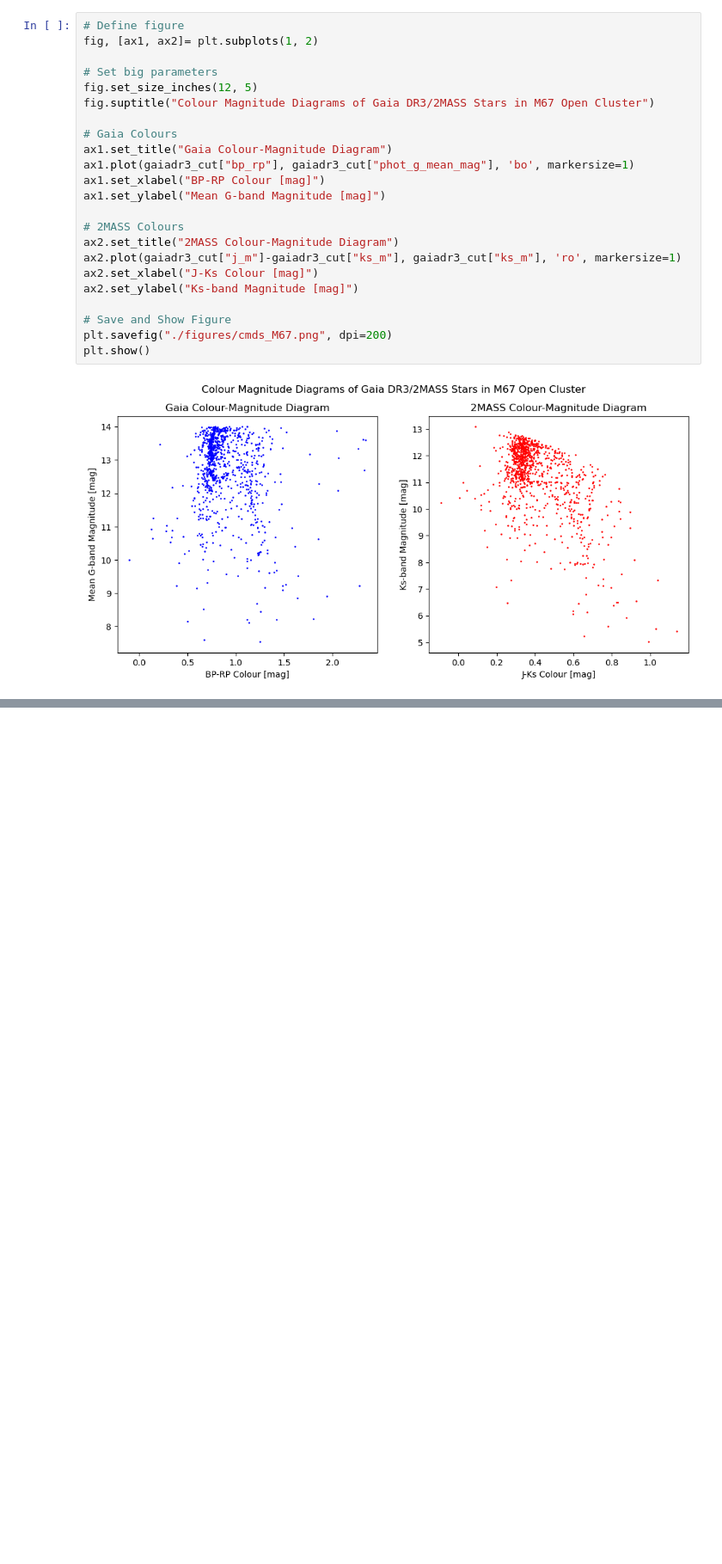
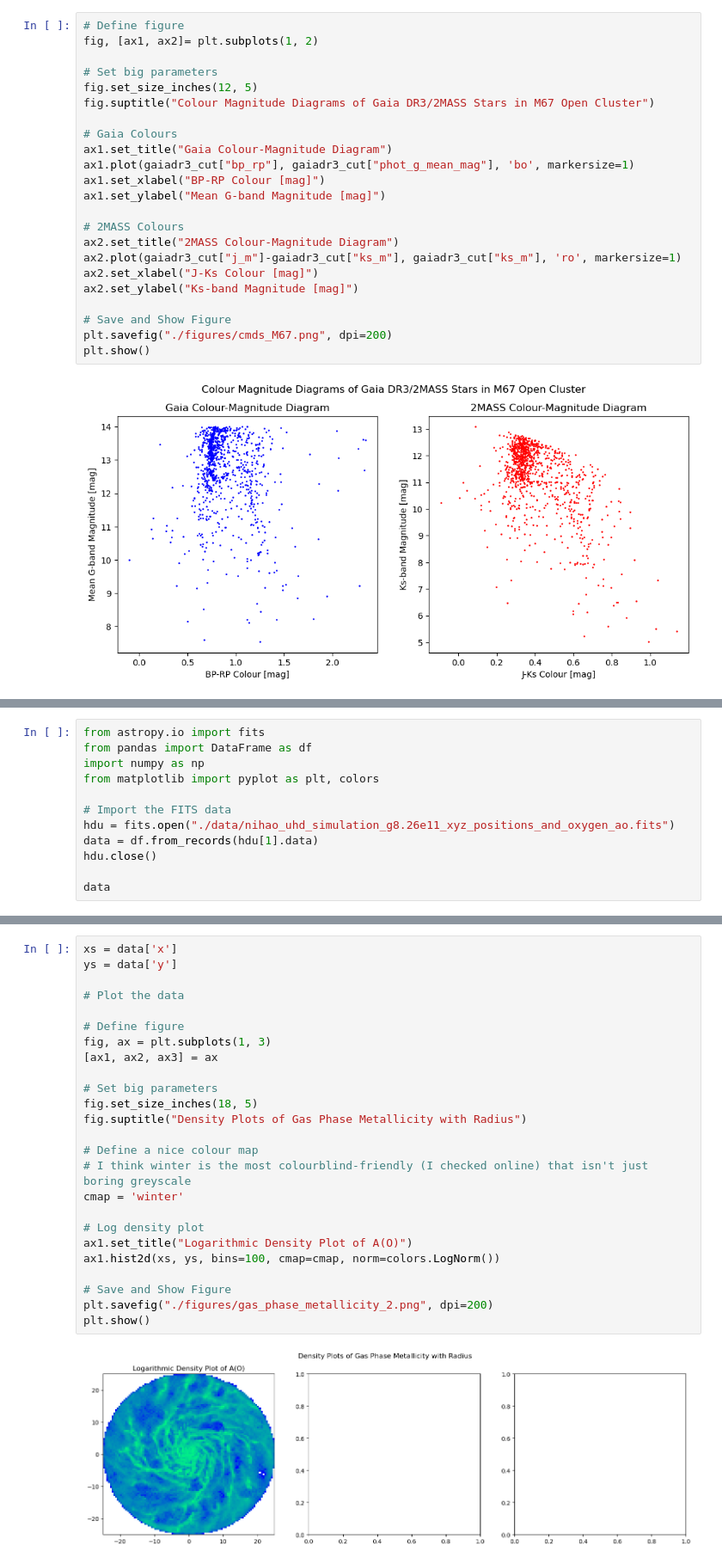
Before and after one commit to Olivex727/olivia-astr4004-ass3, a Jupyter notebook: u7280249.ipynb, the cells around one changed output, grey strips where cells are left out. Shown at 86% size. Drawn from its saved outputs; the diff is of its cells as text; blank space fills up the shorter version.

```diff
--- a/u7280249.ipynb
+++ b/u7280249.ipynb
@@ -232,0 +235,12 @@ E
+# %%
+from astropy.io import fits
+from pandas import DataFrame as df
+import numpy as np
+from matplotlib import pyplot as plt, colors
+
+# Import the FITS data
+hdu = fits.open("./data/nihao_uhd_simulation_g8.26e11_xyz_positions_and_oxygen_ao.fits")
+data = df.from_records(hdu[1].data)
+hdu.close()
+
+data
@@ -232,0 +314,27 @@ E
+# %%
+xs = data['x']
+ys = data['y']
+
+# Plot the data
+
+# Define figure
+fig, ax = plt.subplots(1, 3)
+[ax1, ax2, ax3] = ax
+
+# Set big parameters
+fig.set_size_inches(18, 5)
+fig.suptitle("Density Plots of Gas Phase Metallicity with Radius")
+
+# Define a nice colour map
+# I think winter is the most colourblind-friendly (I checked online) that isn't just boring greyscale
+cmap = 'winter'
+
+# Log density plot
+ax1.set_title("Logarithmic Density Plot of A(O)")
+ax1.hist2d(xs, ys, bins=100, cmap=cmap, norm=colors.LogNorm())
+
+# Save and Show Figure
+plt.savefig("./figures/gas_phase_metallicity_2.png", dpi=200)
+plt.show()
+# %% [output]
+[figure, added]
```
Also changed, not shown: parts of 7 cells of this notebook, 3 other files.
